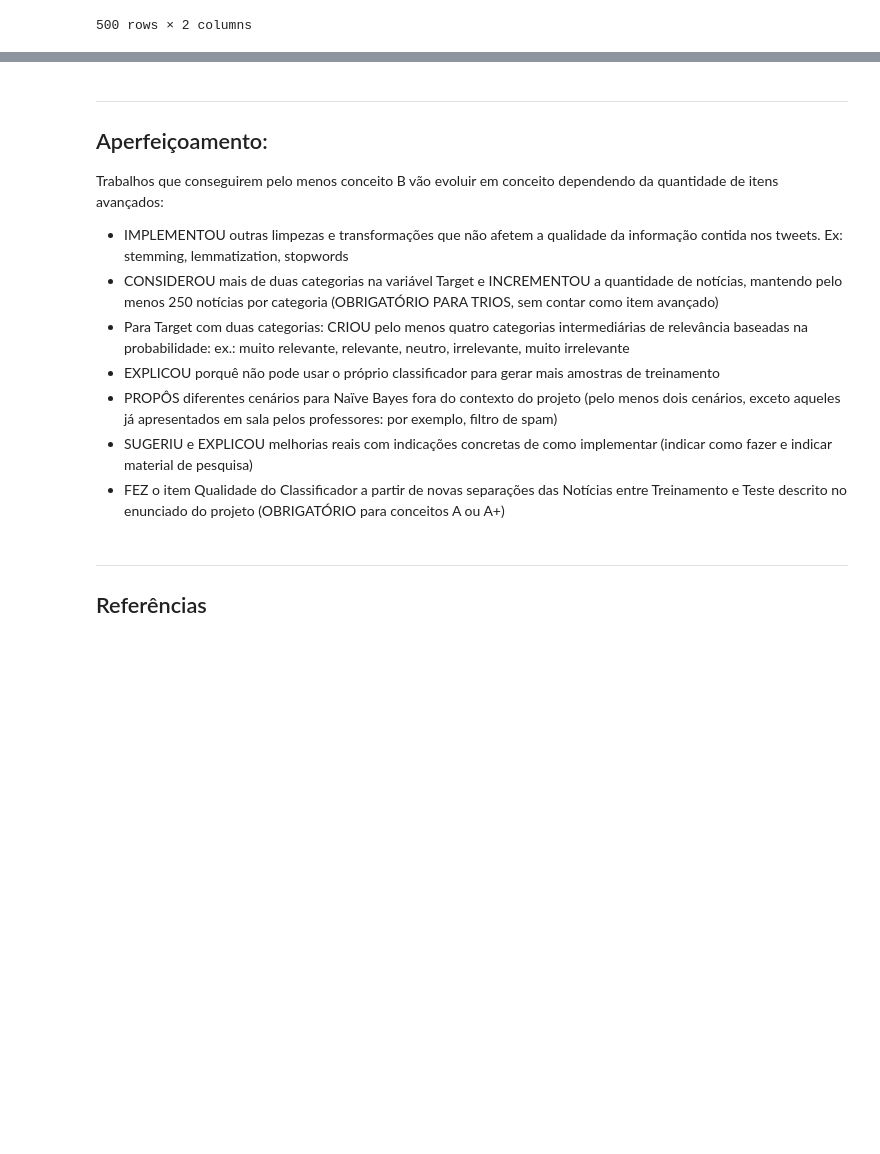
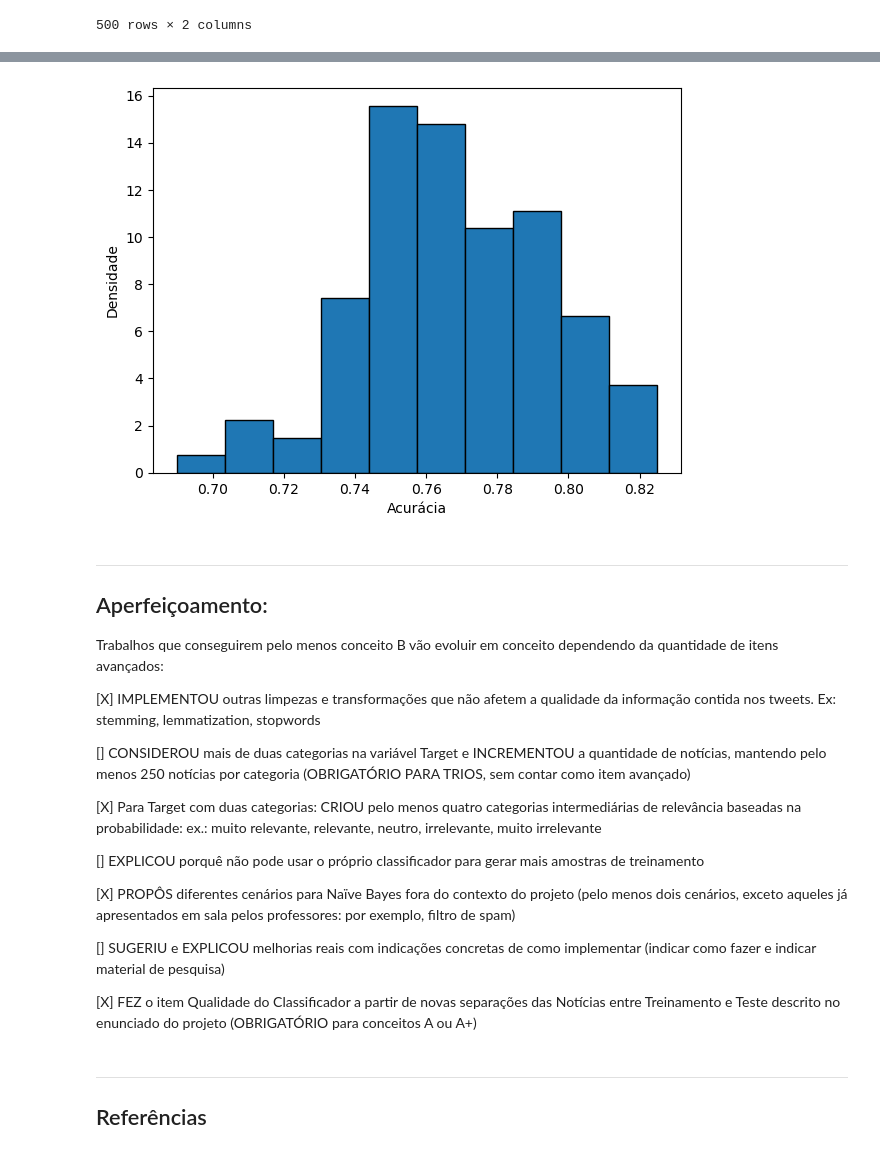
Before and after one commit to Phvr06/cdados-p1, a Jupyter notebook: Projeto1 Template.ipynb, the cells around one changed output, grey strips where cells are left out. Drawn from its saved outputs; the diff is of its cells as text; code cells hidden in the pictures; blank space fills up the shorter version.

```diff
--- a/Projeto1 Template.ipynb
+++ b/Projeto1 Template.ipynb
@@ -456,7 +456,7 @@ for rs in range(100):
     test['Predição'] = test['Predição'].astype('category')
     test['Predição'] = test['Predição'].cat.reorder_categories([1, 2, 3])
 
-    tabela = pd.crosstab(test['Predição'], test['Target'])
+    tabela = pd.crosstab(test['Predição'], test['Target'], normalize='all')
     V_amazon = tabela[1][1]
     V_livro = tabela[2][2]
     V_outros = tabela[3][3]
@@ -465,16 +477,31 @@ for rs in range(100):
+# %%
+plt.figure(figsize=(15, 5))
+plt.subplot(121)
+plt.hist(Acur_lista, bins=10, density=True, edgecolor="black")
+plt.xlabel("Acurácia")
+plt.ylabel("Densidade")
+plt.show()
+# %% [output]
+[figure, added]
 # %% [markdown]
 ___
 ## Aperfeiçoamento:
 
 Trabalhos que conseguirem pelo menos conceito B vão evoluir em conceito dependendo da quantidade de itens avançados:
 
-* IMPLEMENTOU outras limpezas e transformações que não afetem a qualidade da informação contida nos tweets. Ex: stemming, lemmatization, stopwords
-* CONSIDEROU mais de duas categorias na variável Target e INCREMENTOU a quantidade de notícias, mantendo pelo menos 250 notícias por categoria (OBRIGATÓRIO PARA TRIOS, sem contar como item avançado)
-* Para Target com duas categorias: CRIOU pelo menos quatro categorias intermediárias de relevância baseadas na probabilidade: ex.: muito relevante, relevante, neutro, irrelevante, muito irrelevante
-* EXPLICOU porquê não pode usar o próprio classificador para gerar mais amostras de treinamento
-* PROPÔS diferentes cenários para Naïve Bayes fora do contexto do projeto (pelo menos dois cenários, exceto aqueles já apresentados em sala pelos professores: por exemplo, filtro de spam)
-* SUGERIU e EXPLICOU melhorias reais com indicações concretas de como implementar (indicar como fazer e indicar material de pesquisa)
-* FEZ o item Qualidade do Classificador a partir de novas separações das Notícias entre Treinamento e Teste descrito no enunciado do projeto (OBRIGATÓRIO para conceitos A ou A+)
+[X] IMPLEMENTOU outras limpezas e transformações que não afetem a qualidade da informação contida nos tweets. Ex: stemming, lemmatization, stopwords
+
+[] CONSIDEROU mais de duas categorias na variável Target e INCREMENTOU a quantidade de notícias, mantendo pelo menos 250 notícias por categoria (OBRIGATÓRIO PARA TRIOS, sem contar como item avançado)
+
+[X] Para Target com duas categorias: CRIOU pelo menos quatro categorias intermediárias de relevância baseadas na probabilidade: ex.: muito relevante, relevante, neutro, irrelevante, muito irrelevante
+
+[] EXPLICOU porquê não pode usar o próprio classificador para gerar mais amostras de treinamento
+
+[X] PROPÔS diferentes cenários para Naïve Bayes fora do contexto do projeto (pelo menos dois cenários, exceto aqueles já apresentados em sala pelos professores: por exemplo, filtro de spam)
+
+[] SUGERIU e EXPLICOU melhorias reais com indicações concretas de como implementar (indicar como fazer e indicar material de pesquisa)
+
+[X] FEZ o item Qualidade do Classificador a partir de novas separações das Notícias entre Treinamento e Teste descrito no enunciado do projeto (OBRIGATÓRIO para conceitos A ou A+)
 # %% [markdown]
 ___
 ## Referências
```
Also changed, not shown: parts of 2 cells of this notebook.
